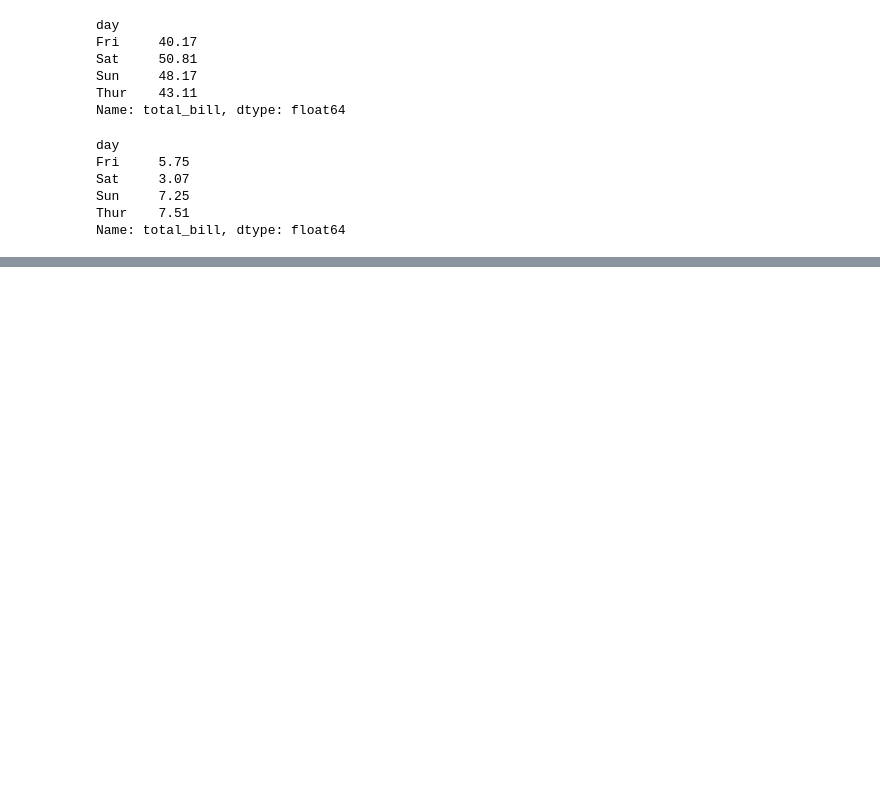
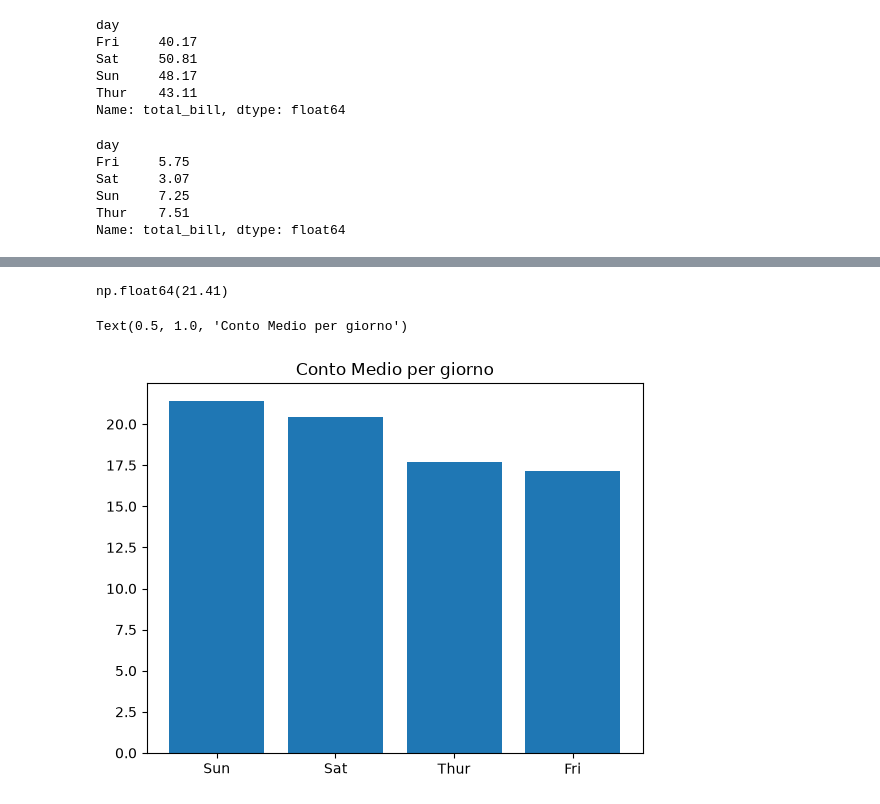
Before and after one commit to majamujagic/ProgrammingLab, a Jupyter notebook: Python 2/Lezione 3/3.5_Esercizi_lez_3.ipynb, the cells around one changed output, grey strips where cells are left out. Saved outputs shown, nothing was run; the diff lists cells and outputs as text; code cells hidden in the pictures; blank space fills up the shorter version.

```diff
--- a/Python 2/Lezione 3/3.5_Esercizi_lez_3.ipynb
+++ b/Python 2/Lezione 3/3.5_Esercizi_lez_3.ipynb
@@ -251,6 +245,7 @@ pd.notna(df)
 # %%
 # Conto Medio per Giorno
-df.groupby('day')['total_bill'].mean()
+conto_medio = df.groupby('day')['total_bill'].mean()
+conto_medio
 # %% [output]
 day
 Fri     17.151579
@@ -292,0 +303,15 @@ Name: total_bill, dtype: float64
+# %%
+# Giorno con il conto medio più alto
+conto_medio.max()
+# %% [output]
+np.float64(21.41)
+# %%
+# Rappresentazione grafica del Conto Medio per giorno tramite grafico a barre
+import matplotlib.pyplot as plt
+val = conto_medio.sort_values(ascending=False)
+cat = val.index
+plt.bar(cat, val)
+plt.title('Conto Medio per giorno')
+# %% [output]
+Text(0.5, 1.0, 'Conto Medio per giorno')
+[figure, added]
```
Also changed, not shown: parts of 5 cells of this notebook.
